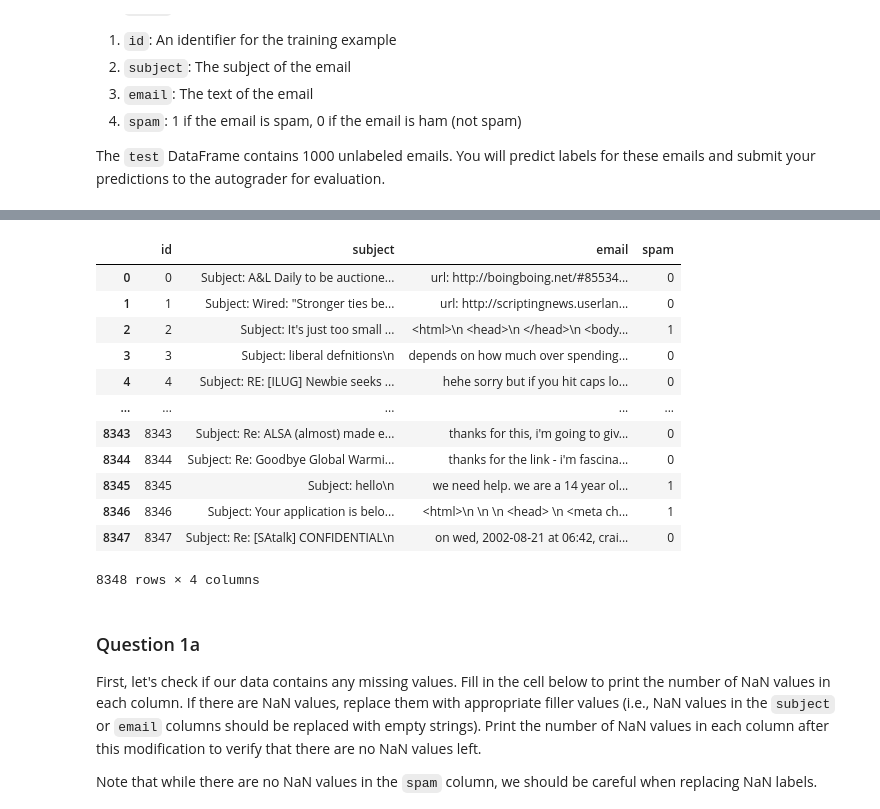
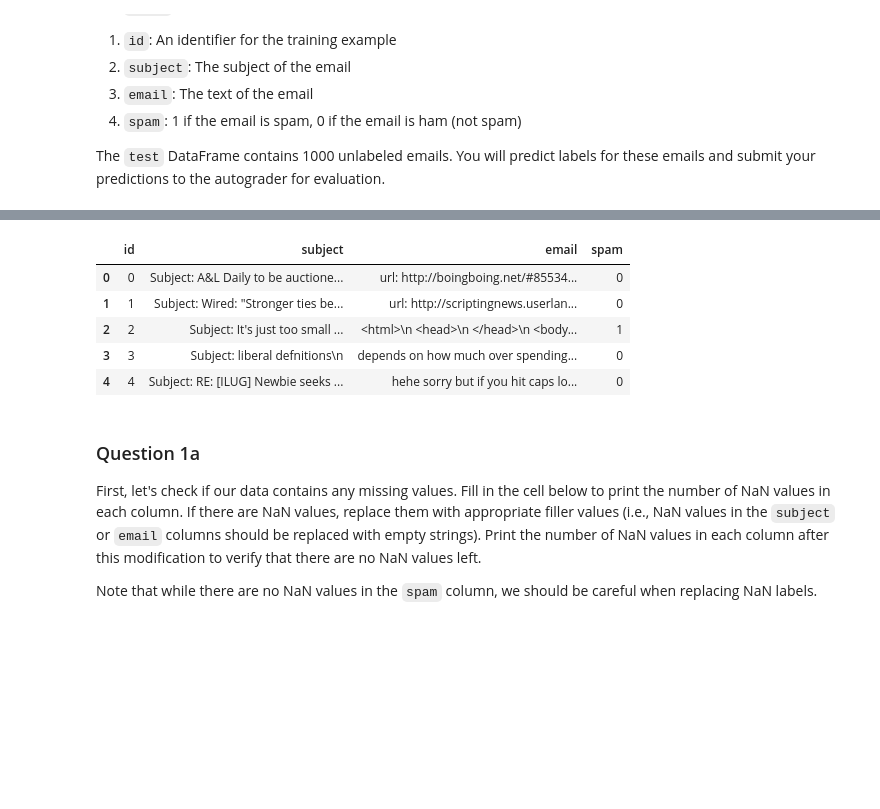
Before and after one commit to rudylee77/-Spam-Ham-Email-Classifier, a Jupyter notebook: proj2.ipynb, the cells around one changed output, grey strips where cells are left out. Cells and saved outputs as stored; diff of their text form; code cells hidden in the pictures; blank space fills up the shorter version.

```diff
--- a/proj2.ipynb
+++ b/proj2.ipynb
@@ -103,5 +103,5 @@ test = pd.read_csv('data/test.csv')
 original_training_data['email'] = original_training_data['email'].str.lower()
 test['email'] = test['email'].str.lower()
 
-original_training_data
+original_training_data.head()
 # %% [output]
@@ -111,17 +111,10 @@ Using version already downloaded: Tue Jan 17 20:16:53 2023
 MD5 hash of file: a2e7abd8c7d9abf6e6fafc1d1f9ee6bf
 |  | id | subject | email | spam |
 | 0 | 0 | Subject: A&L Daily to be auctione... | url: http://boingboing.net/#85534... | 0 |
 | 1 | 1 | Subject: Wired: "Stronger ties be... | url: http://scriptingnews.userlan... | 0 |
 | 2 | 2 | Subject: It's just too small ... | <html>\n <head>\n </head>\n <body... | 1 |
 | 3 | 3 | Subject: liberal defnitions\n | depends on how much over spending... | 0 |
 | 4 | 4 | Subject: RE: [ILUG] Newbie seeks ... | hehe sorry but if you hit caps lo... | 0 |
-| ... | ... | ... | ... | ... |
-| 8343 | 8343 | Subject: Re: ALSA (almost) made e... | thanks for this, i'm going to giv... | 0 |
-| 8344 | 8344 | Subject: Re: Goodbye Global Warmi... | thanks for the link - i'm fascina... | 0 |
-| 8345 | 8345 | Subject: hello\n | we need help. we are a 14 year ol... | 1 |
-| 8346 | 8346 | Subject: Your application is belo... | <html>\n \n \n <head> \n <meta ch... | 1 |
-| 8347 | 8347 | Subject: Re: [SAtalk] CONFIDENTIAL\n | on wed, 2002-08-21 at 06:42, crai... | 0 |
-8348 rows × 4 columns
 # %% [markdown]
 ### Question 1a
 First, let's check if our data contains any missing values. Fill in the cell below to print the number of NaN values in each column. If there are NaN values, replace them with appropriate filler values (i.e., NaN values in the `subject` or `email` columns should be replaced with empty strings). Print the number of NaN values in each column after this modification to verify that there are no NaN values left.
```
Also changed, not shown: parts of 42 cells of this notebook, 1 other file.
